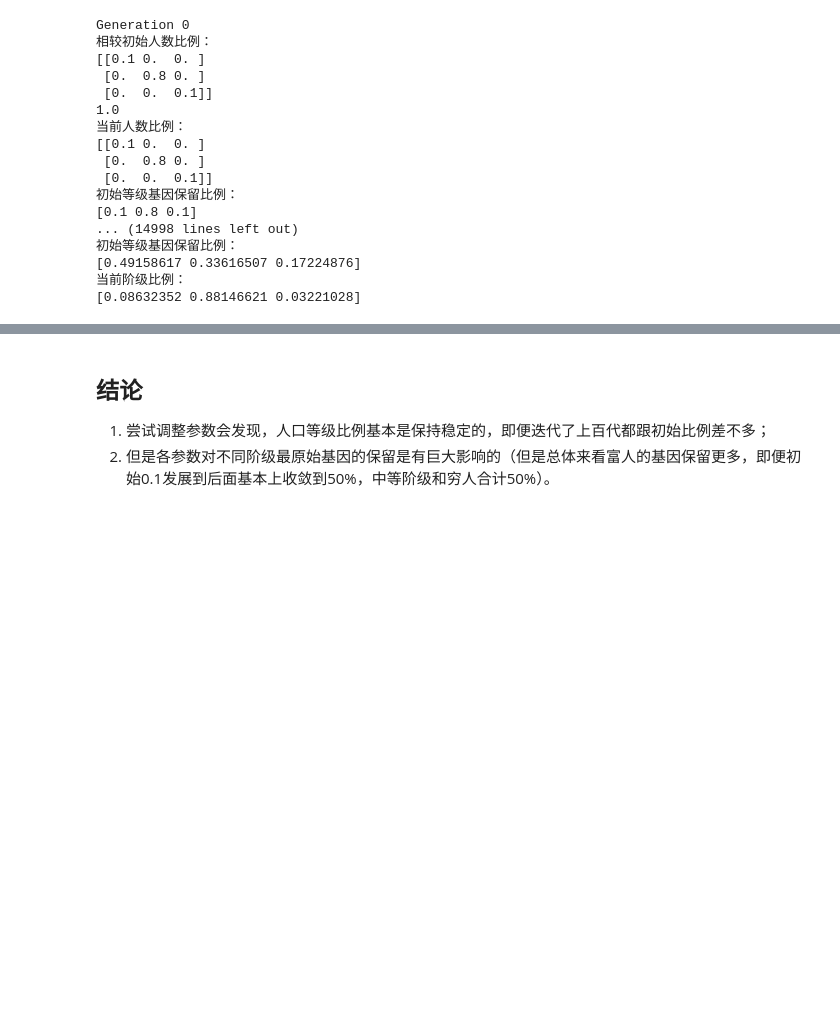
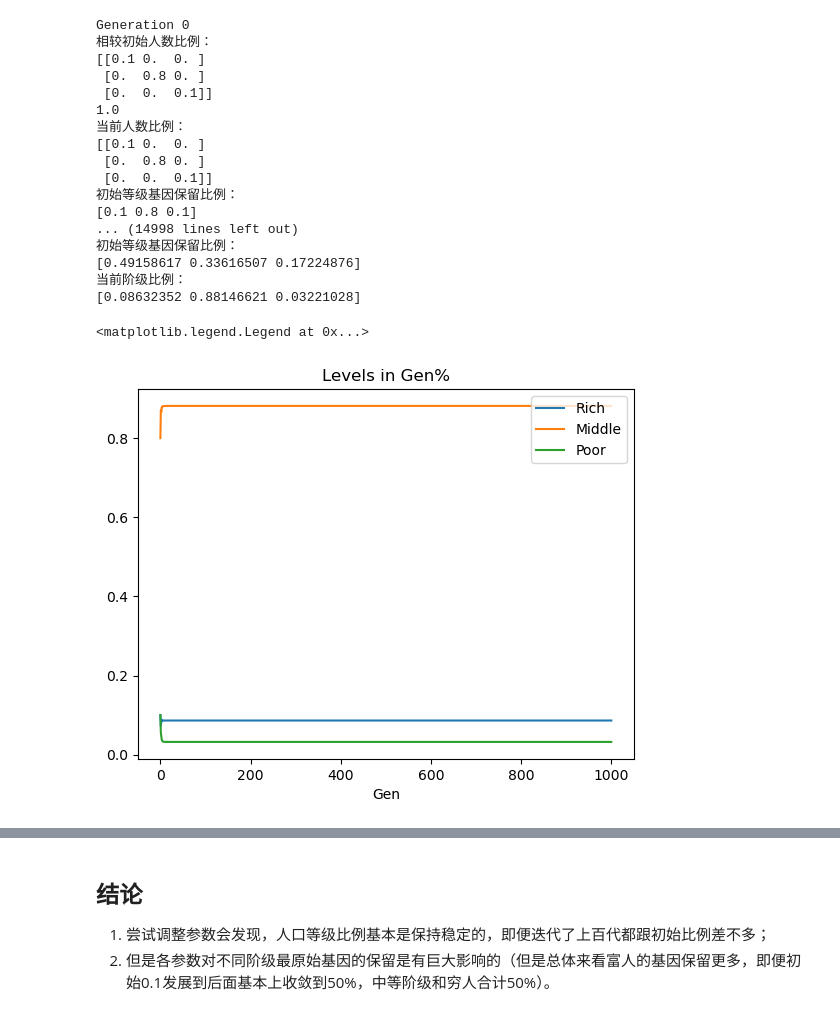
Before and after one commit to SalHe/gene-society, a Jupyter notebook: society.ipynb, the cells around one changed output, grey strips where cells are left out. Saved outputs shown, nothing was run; the diff lists cells and outputs as text; code cells hidden in the pictures; blank space fills up the shorter version.

Commit message:
plot

```diff
--- a/society.ipynb
+++ b/society.ipynb
@@ -121,14 +123,27 @@ def generations(generations):
 # %%
 GENERATIONS = 1000  # 1000代已经很长了（试想一下差不多一代就是若干年，1000代就是上万年了）
 # GENERATIONS = 10 # 差不多可以看成过了100年
+population_generations = []
+population_generations_rate = []
+gene_keep_rate = []
+levels_rate = []
 for (generation, population, population_rate) in generations(GENERATIONS):
+    population_generations.append(population)
+    population_generations_rate.append(population_rate)
+    gene_keep_rate.append(population_rate.sum(axis=0))
+    levels_rate.append(population_rate.sum(axis=1))
     print(f"Generation {generation}",
           "相较初始人数比例：", population, population.sum(),
           "当前人数比例：", population_rate,
-          "初始等级基因保留比例：", population_rate.sum(axis=0),
-          "当前阶级比例：", population_rate.sum(axis=1),
+          "初始等级基因保留比例：", gene_keep_rate[-1],
+          "当前阶级比例：", levels_rate[-1],
           sep="\n")
     print()
+
+population_generations = np.array(population_generations)
+population_generations_rate = np.array(population_generations_rate)
+gene_keep_rate = np.array(gene_keep_rate)
+levels_rate = np.array(levels_rate)
 # %% [output]
 Generation 0
 相较初始人数比例：
@@ -147,3 +162,13 @@ Generation 0
 [0.49158617 0.33616507 0.17224876]
 当前阶级比例：
 [0.08632352 0.88146621 0.03221028]
+# %%
+plt.plot(range(GENERATIONS+1), levels_rate[:, 0], label="Rich")
+plt.plot(range(GENERATIONS+1), levels_rate[:, 1], label="Middle")
+plt.plot(range(GENERATIONS+1), levels_rate[:, 2], label="Poor")
+plt.title("Levels in Gen%")
+plt.xlabel("Gen")
+plt.legend(loc="upper right")
+# %% [output]
+<matplotlib.legend.Legend at 0x...>
+[figure, added]
```
Also changed, not shown: parts of 4 cells of this notebook.
